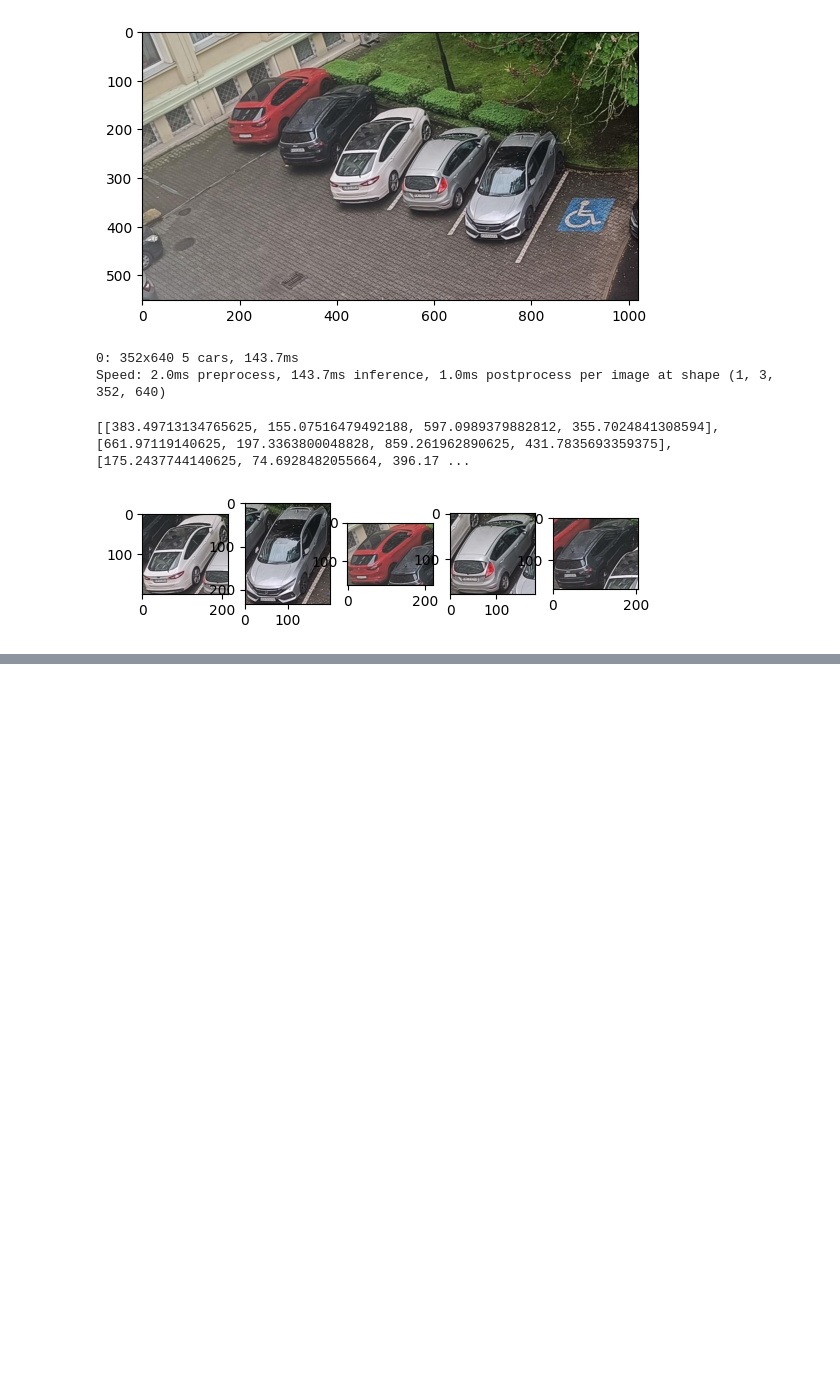
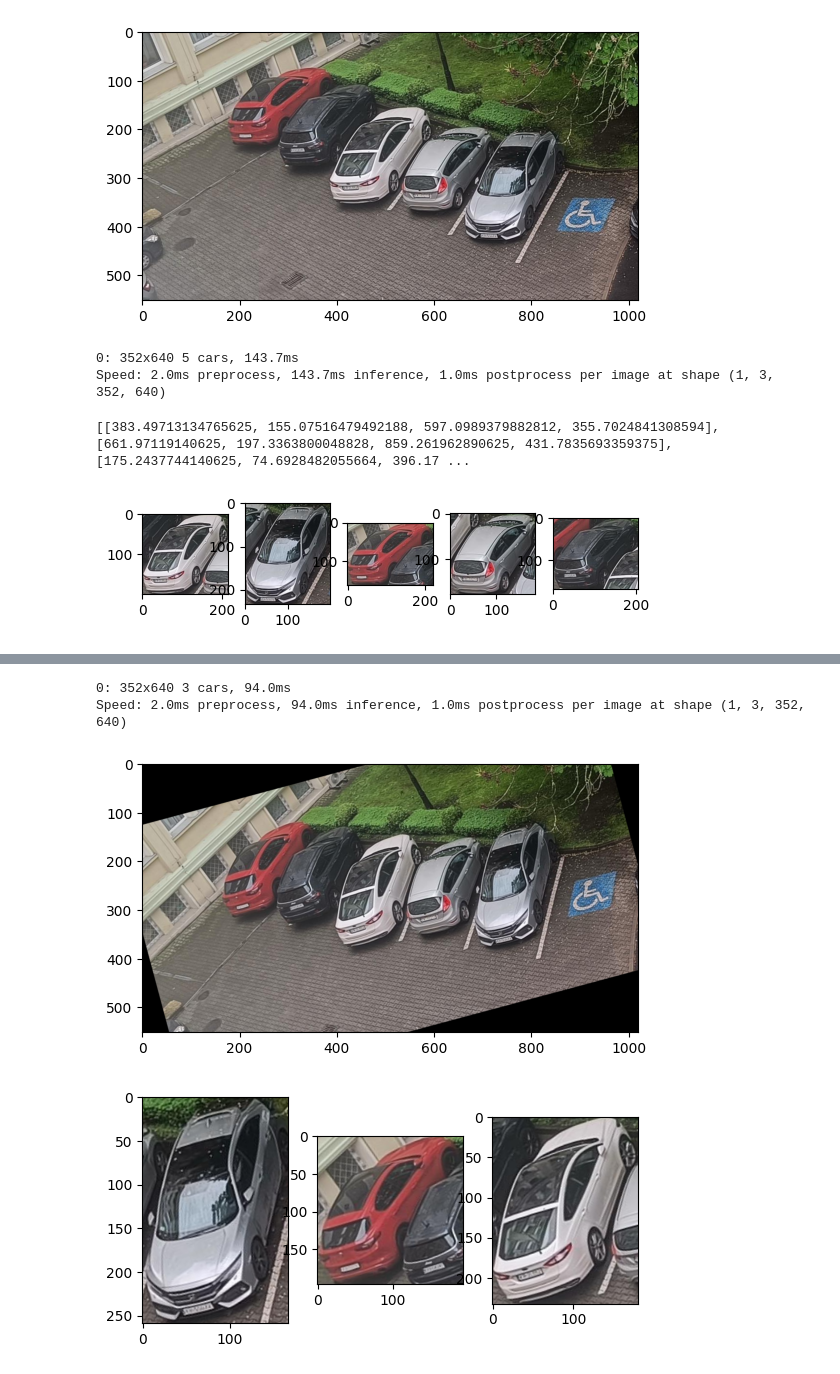
Before and after one commit to haarmeggido/parking-surveillance, a Jupyter notebook: test_nabaglo_office.ipynb, the cells around one changed output, grey strips where cells are left out. Drawn from its saved outputs; the diff is of its cells as text; code cells hidden in the pictures; blank space fills up the shorter version.

```diff
--- a/test_nabaglo_office.ipynb
+++ b/test_nabaglo_office.ipynb
@@ -112,0 +126,31 @@ plt.show()
+# %%
+results = model(rotated_image)  # Make predictions on the input image
+results = results[0]
+
+results.show()  # Show the image with the predicted bounding boxes
+
+boxes_corners = []
+
+for box in results.boxes:
+  boxes_corners.append(box.xyxy.flatten().tolist())
+
+plt.imshow(rotated_image)
+# cut and display the objects as images
+
+fig, ax = plt.subplots(1, len(boxes_corners))
+
+for i, box in enumerate(boxes_corners):
+  x1 = box[0]
+  y1 = box[1]
+  x2 = box[2]
+  y2 = box[3]
+  width = x2 - x1
+  height = y2 - y1
+  ax[i].imshow(rotated_image[int(y1):int(y2), int(x1):int(x2)])
+
+plt.show()
+# %% [output]
+0: 352x640 3 cars, 94.0ms
+Speed: 2.0ms preprocess, 94.0ms inference, 1.0ms postprocess per image at shape (1, 3, 352, 640)
+[figure, added]
+[figure, added]
```
Also changed, not shown: parts of 2 cells of this notebook, 1 other file.
